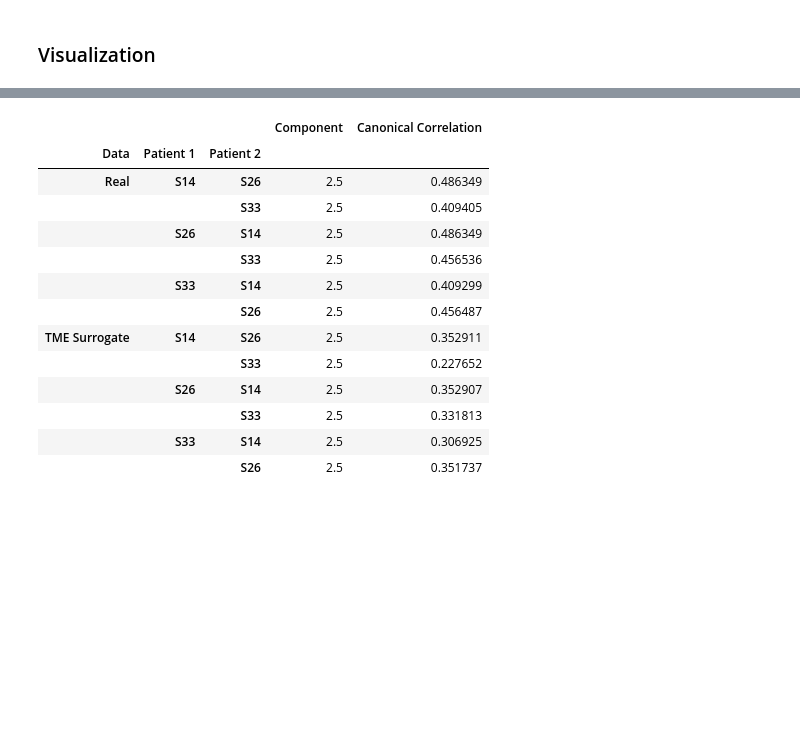
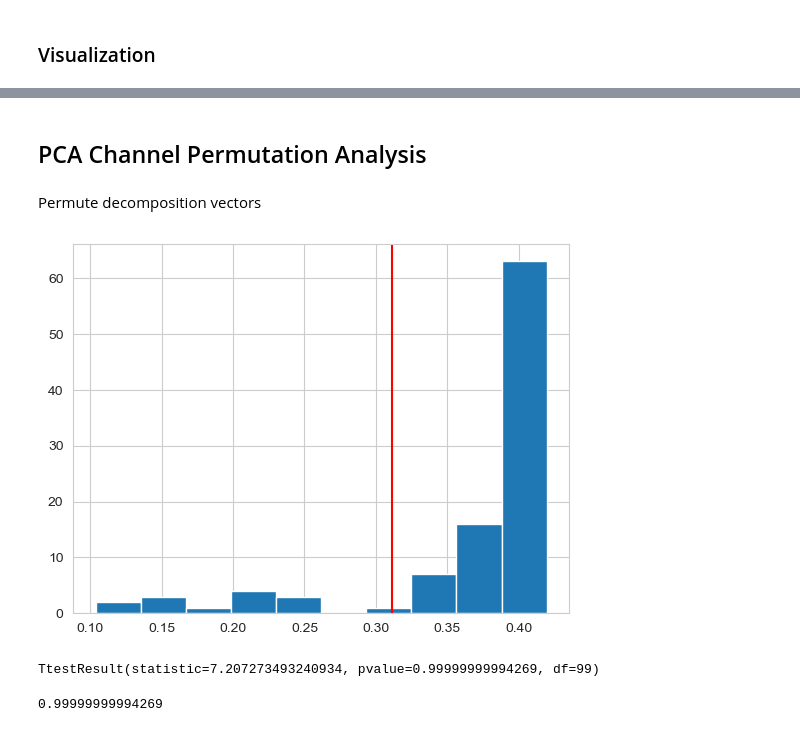
Before and after one commit to coganlab/cross_patient_speech_decoding, a Jupyter notebook: aligned_decoding/notebooks/cross_patient_vis.ipynb, the cells around one changed output, grey strips where cells are left out. Saved outputs shown, nothing was run; the diff lists cells and outputs as text; code cells hidden in the pictures; blank space fills up the shorter version.

Commit message:
TME analysis with updated CCA code

```diff
--- a/aligned_decoding/notebooks/cross_patient_vis.ipynb
+++ b/aligned_decoding/notebooks/cross_patient_vis.ipynb
@@ -306,17 +364,4 @@ plt.show()
 # %%
-cc_df_long[(cc_df_long['Component'] <= hist_comps)].groupby(['Data', 'Patient 1', 'Patient 2']).mean()
+cc_df_long[(cc_df_long['Latent Component'] <= hist_comps)].groupby(['Data', 'Patient 1', 'Patient 2']).mean().loc[cc_df_long['Data'].unique()]
-# %% [output]
-|  |  |  | Component | Canonical Correlation |
-| Data | Patient 1 | Patient 2 |  |  |
-| Real | S14 | S26 | 2.5 | 0.486349 |
-|  |  | S33 | 2.5 | 0.409405 |
-|  | S26 | S14 | 2.5 | 0.486349 |
-|  |  | S33 | 2.5 | 0.456536 |
-|  | S33 | S14 | 2.5 | 0.409299 |
-|  |  | S26 | 2.5 | 0.456487 |
-| TME Surrogate | S14 | S26 | 2.5 | 0.352911 |
-|  |  | S33 | 2.5 | 0.227652 |
-|  | S26 | S14 | 2.5 | 0.352907 |
-|  |  | S33 | 2.5 | 0.331813 |
-|  | S33 | S14 | 2.5 | 0.306925 |
-|  |  | S26 | 2.5 | 0.351737 |
+# %% [markdown]
+## PCA Channel Permutation Analysis
@@ -322,0 +380,59 @@ cc_df_long[(cc_df_long['Component'] <= hist_comps)].groupby(['Data', 'Patient 1'
+# %%
+PCA_S14 = PCA(n_components=n_comp_pca)
+PCA_S26 = PCA(n_components=n_comp_pca)
+
+S14_data_cnd_avg = utils.cnd_avg(S14_data, S14_labels)
+S26_data_cnd_avg = utils.cnd_avg(S26_data, S26_labels)
+
+# decmopose channels (trial*time, channels)
+# S14_2d = S14_data_cnd_avg.reshape(-1, S14_data.shape[-1])
+# S26_2d = S26_data_cnd_avg.reshape(-1, S26_data.shape[-1])
+
+# decompose time (trial*channel, time)
+S14_2d = S14_data_cnd_avg.transpose(0,2,1).reshape(-1, S14_data.shape[1])
+S26_2d = S26_data_cnd_avg.transpose(0,2,1).reshape(-1, S26_data.shape[1])
+
+latDyn_S14 = PCA_S14.fit_transform(S14_2d)
+latDyn_S26 = PCA_S26.fit_transform(S26_2d)
+
+S14_decomp_matrix = PCA_S14.components_
+# %%
+_,_,CCs_S14_S26 = CCA_align(latDyn_S14.T, latDyn_S26.T)
+CCs_S14_S26 = CCs_S14_S26[:n_comp_cca]
+corr_S14_S26 = np.mean(CCs_S14_S26[:n_comp_corr])
+# %% [markdown]
+Permute decomposition vectors
+# %%
+null_corrs = []
+for i in range(n_repeats):
+    S14_decomp_perm = np.zeros(S14_decomp_matrix.shape)
+    for i in range(S14_decomp_matrix.shape[0]):
+        perm_inds = np.random.permutation(S14_decomp_matrix.shape[1])
+        S14_decomp_perm[i] = S14_decomp_matrix[i, perm_inds]
+
+    # latDyn_S14_perm = np.dot(S14_data_cnd_avg.reshape(-1, S14_data.shape[-1]), S14_decomp_perm.T)
+    latDyn_S14_perm = np.dot(S14_data_cnd_avg.transpose(0,2,1).reshape(-1, S14_data.shape[1]), S14_decomp_perm.T)
+
+    _,_,CCs_S14_S26_perm = CCA_align(latDyn_S14_perm.T, latDyn_S26.T)
+    CCs_S14_S26_perm = CCs_S14_S26_perm[:n_comp_cca]
+
+    avg_corrs = np.mean(CCs_S14_S26_perm[:n_comp_corr])
+    null_corrs.append(avg_corrs)
+# %%
+plt.figure()
+plt.hist(null_corrs)
+plt.axvline(corr_S14_S26, color='r')
+plt.show()
+# %% [output]
+[figure, added]
+# %%
+from scipy.stats import ttest_1samp
+
+res = ttest_1samp(null_corrs, corr_S14_S26, alternative='less')
+print(res)
+# %% [output]
+TtestResult(statistic=7.207273493240934, pvalue=0.99999999994269, df=99)
+# %%
+res.pvalue
+# %% [output]
+0.99999999994269
```
Also changed, not shown: parts of 15 cells of this notebook, 4 other files.
